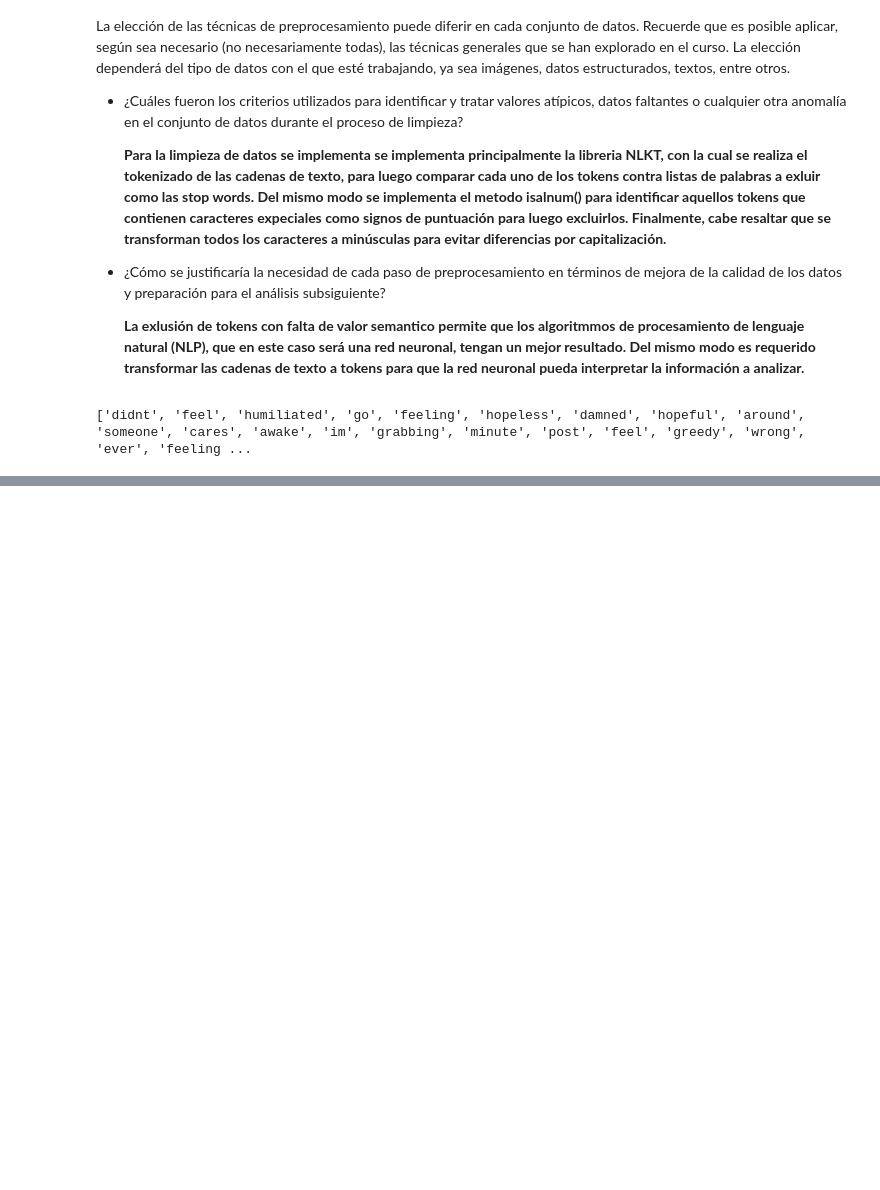
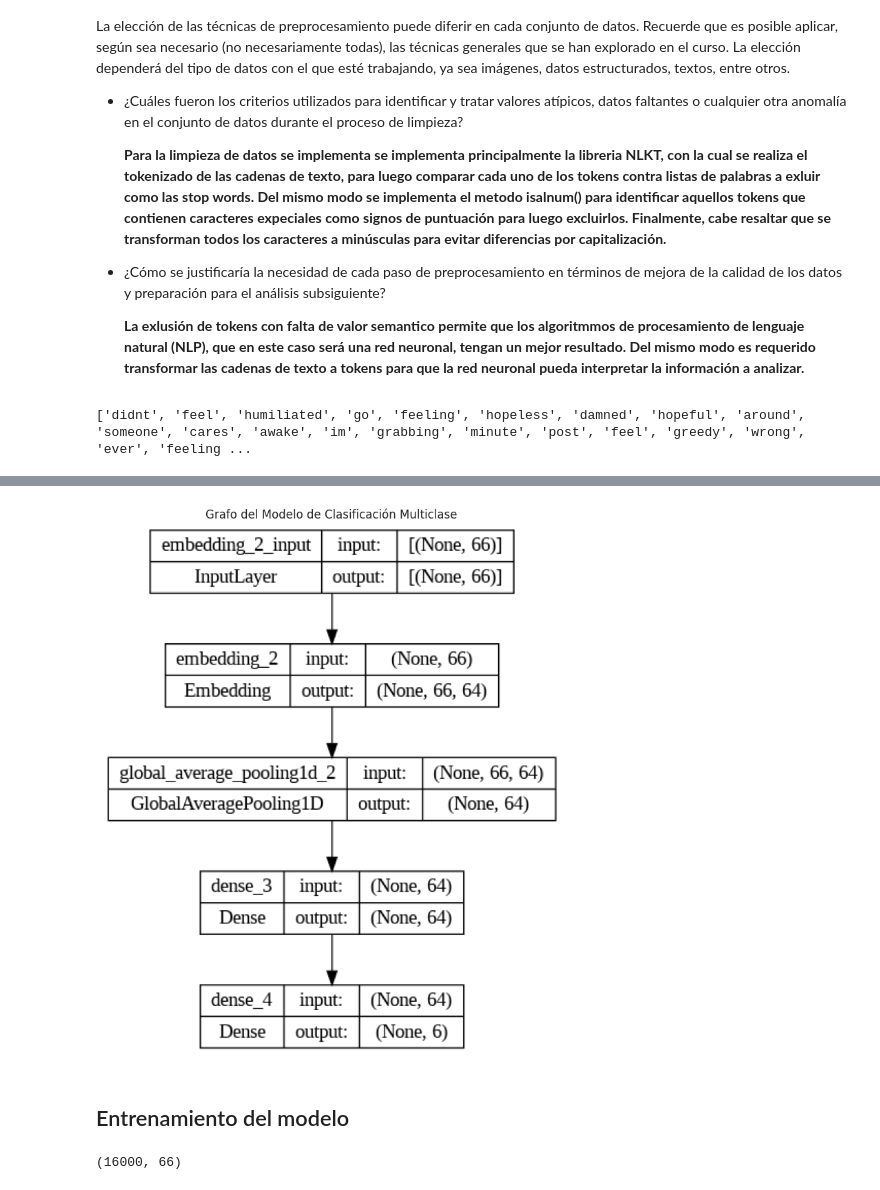
Before and after one commit to Robert-Gomez-AI/HeartFailure, a Jupyter notebook: AnalisisDeSentimientosConDask.ipynb, the cells around one changed output, grey strips where cells are left out. Drawn from its saved outputs; the diff is of its cells as text; code cells hidden in the pictures; blank space fills up the shorter version.

```diff
--- a/AnalisisDeSentimientosConDask.ipynb
+++ b/AnalisisDeSentimientosConDask.ipynb
@@ -715,0 +741,18 @@ print(tweets_limpios)
+# %%
+train,test, validation = (get_dataframe(train),
+                          get_dataframe(test),
+                          get_dataframe(validation))
+# %%
+def process_data(data):
+  # Tokenizar el texto
+  tokenizer = Tokenizer(num_words=5000, oov_token="<OOV>")
+  tokenizer.fit_on_texts(data['text'])
+  sequences = tokenizer.texts_to_sequences(data['text'])
+  padded_sequences = pad_sequences(sequences, padding='post')
+
+  # Codificar las etiquetas
+  label_encoder = LabelEncoder()
+  data['label_encoded'] = label_encoder.fit_transform(data['label'])
+  return padded_sequences, data['label_encoded'], label_encoder
+# %%
+X,y ,label_encoder= process_data(train)
@@ -715,0 +773,7 @@ print(tweets_limpios)
+# %%
+model = Sequential([
+    Embedding(input_dim=5000, output_dim=64, input_length=X.shape[1]),
+    GlobalAveragePooling1D(),
+    Dense(64, activation='relu'),
+    Dense(len(label_encoder.classes_), activation='softmax')
+])
@@ -715,0 +801,18 @@ print(tweets_limpios)
+# %%
+from tensorflow.keras.utils import plot_model
+import matplotlib.pyplot as plt
+import matplotlib.image as mpimg
+
+
+# Visualizar el grafo del modelo
+plot_model(model, to_file='model_plot.png', show_shapes=True, show_layer_names=True)
+
+# Mostrar la imagen del grafo en Jupyter Notebook
+img = mpimg.imread('model_plot.png')
+plt.figure(figsize=(10, 10))
+plt.imshow(img)
+plt.title('Grafo del Modelo de Clasificación Multiclase')
+plt.axis('off')
+plt.show()
+# %% [output]
+[figure, added]
@@ -715,0 +829,6 @@ print(tweets_limpios)
+# %% [markdown]
+## Entrenamiento del modelo
+# %%
+X.shape
+# %% [output]
+(16000, 66)
```
Also changed, not shown: parts of 23 cells of this notebook.
